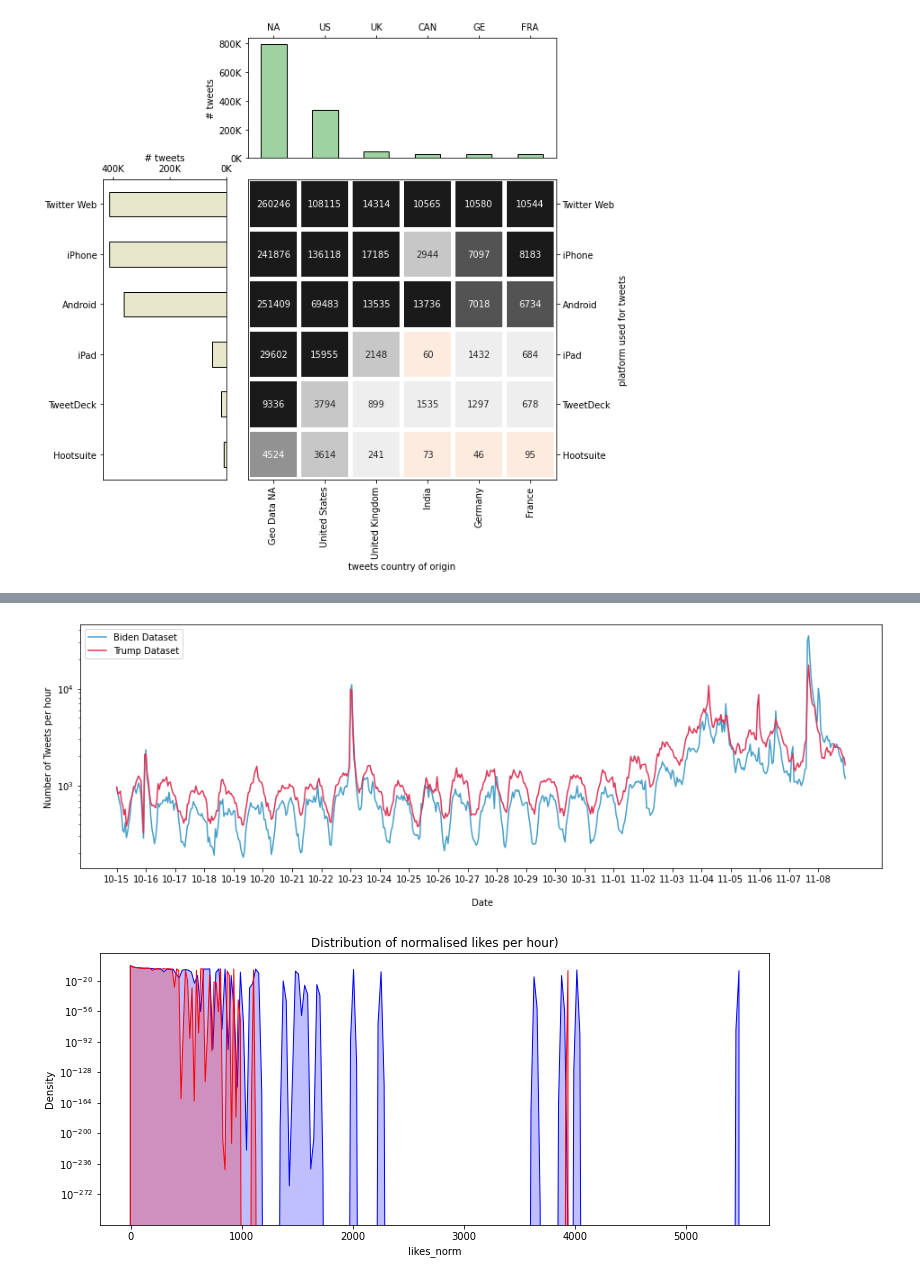
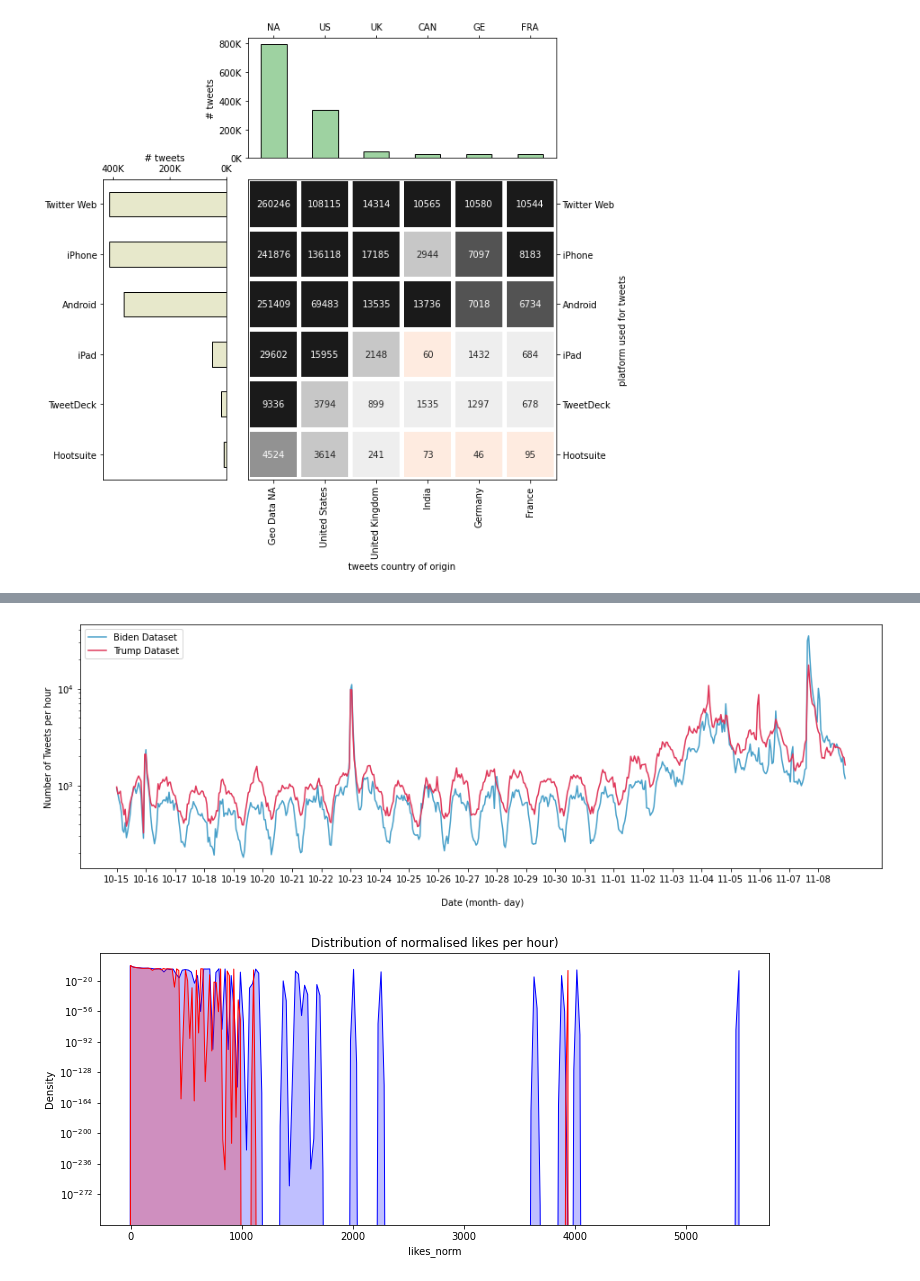
Before and after one commit to sydney-machine-learning/sentimentanalysis-USelections, a Jupyter notebook: main.ipynb, the cells around one changed output, grey strips where cells are left out. Cells and saved outputs as stored; diff of their text form; code cells hidden in the pictures.

```diff
--- a/main.ipynb
+++ b/main.ipynb
@@ -428,19 +430,19 @@ common_creat=np.intersect1d(tweets_biden.created_at_r, tweets_trump.created_at_r
 cnt_tbiden=tweets_biden[tweets_biden.created_at_r.isin(common_creat)]['created_at_r'].value_counts().sort_index()
 cnt_ttrump=tweets_trump[tweets_trump.created_at_r.isin(common_creat)]['created_at_r'].value_counts().sort_index()
 # %%
-
+plt.rcParams.update({'font.size': 10})
 plt.figure(figsize=(16,5))
 p6=sns.lineplot(cnt_tbiden.index, cnt_tbiden.values, color=barcolors[3], label='Biden Dataset')
 # p6.set_title('Count of tweets per hour')
 p6=sns.lineplot(cnt_ttrump.index, cnt_ttrump.values, color=barcolors[6], label='Trump Dataset')
-p6.set_xlabel("\n Date")
+p6.set_xlabel("\n Date (month- day)")
 p6.set_ylabel("Number of Tweets per hour")
 p6.set_xticks(range(0, len(cnt_tbiden.index), 24))
 p6.set_xticklabels(common_df['created_at'].dt.strftime('%m-%d').unique().tolist())
 p6.set_yscale('log')
 plt.show()
 # %% [output]
-[figure, old version]
+[figure, new version]
 # %%
 # fig, ax=plt.subplots(1,1, figsize=(12,5))
 
```
Also changed, not shown: parts of 27 cells of this notebook.
